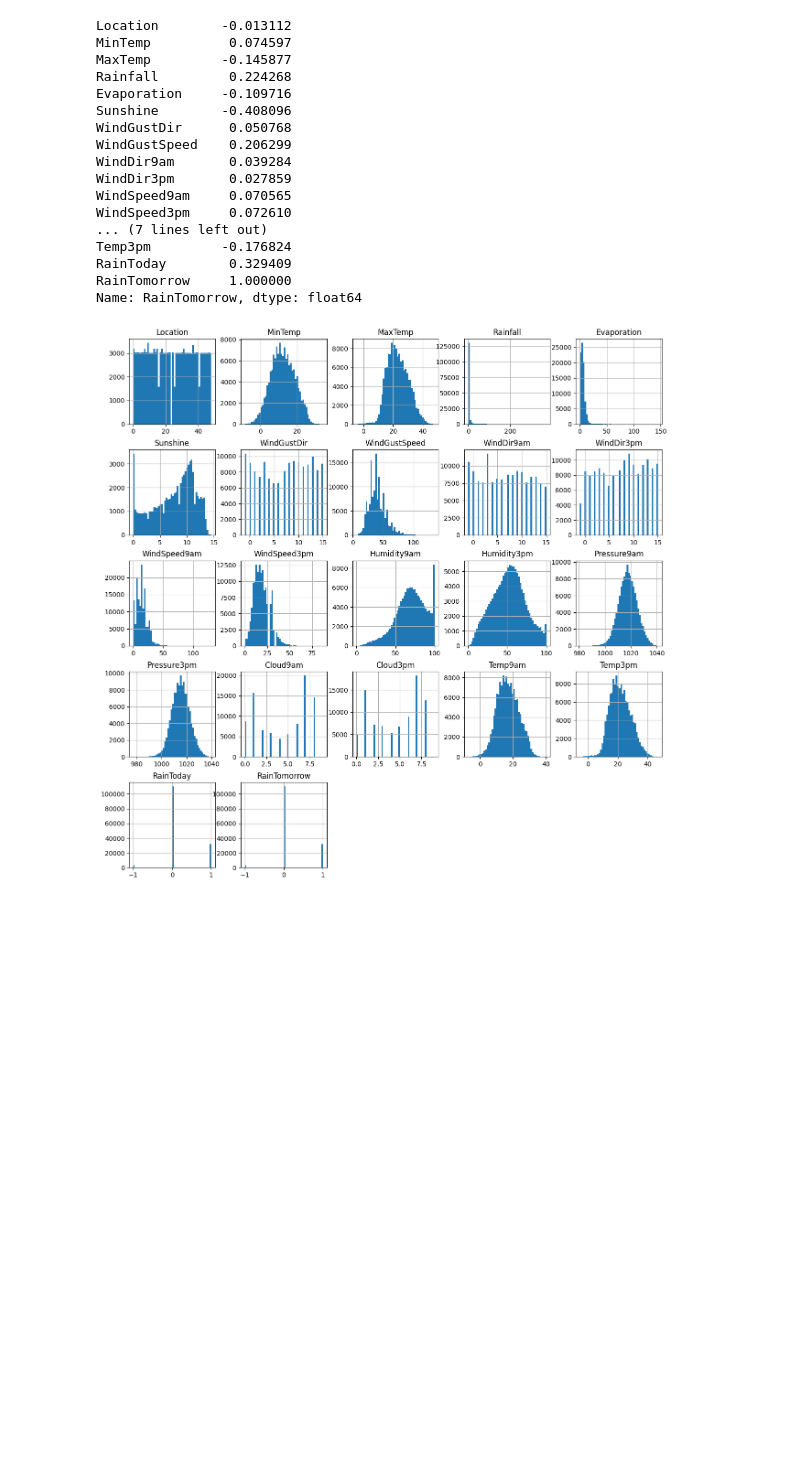
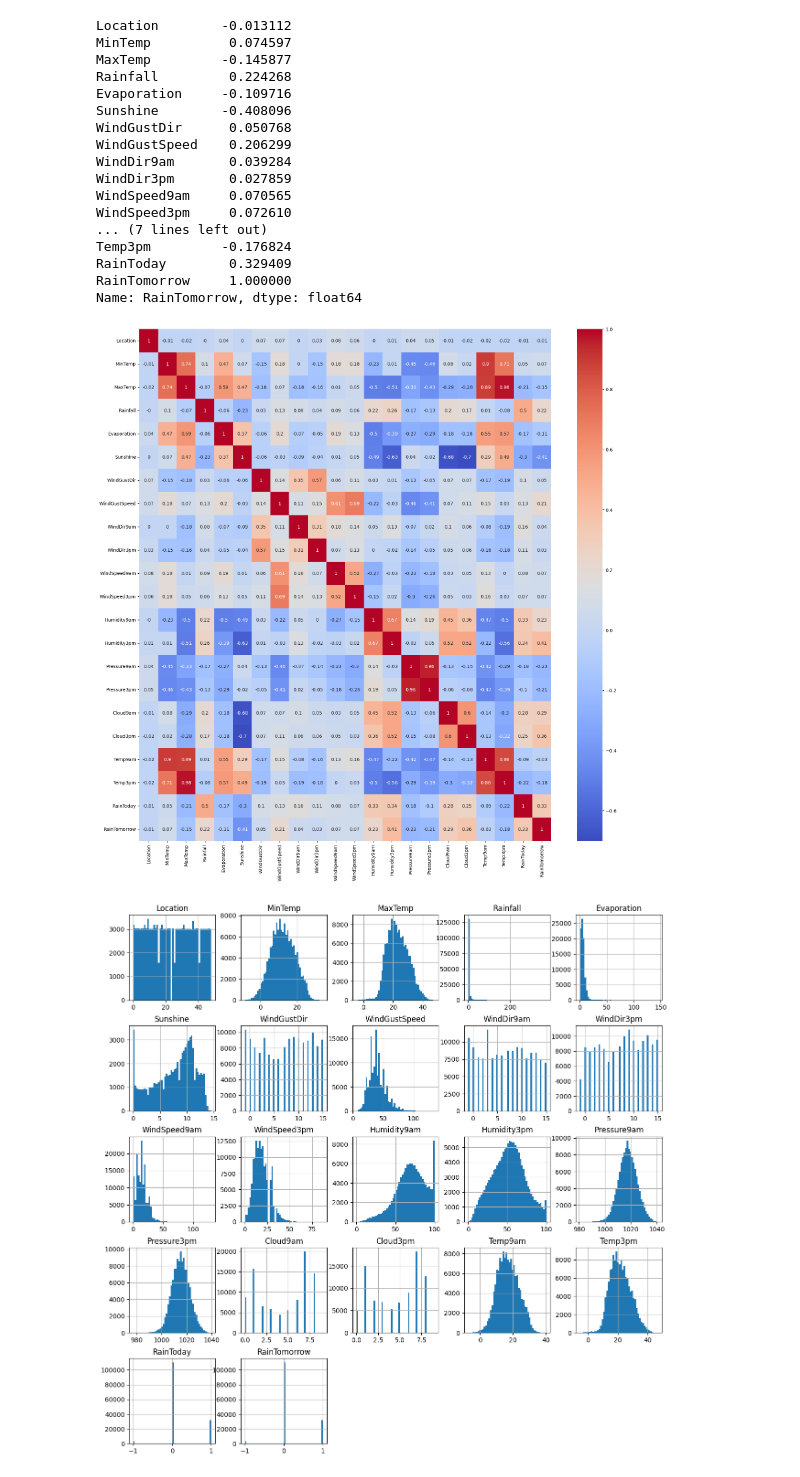
Before and after one commit to albarqounilab/SAAI-Summer-School, a Jupyter notebook: 2. Logistic_Regression/LogisticRegression_AustraliaRain_answers_draft.ipynb, the cells around one changed output. Saved outputs shown, nothing was run; the diff lists cells and outputs as text; code cells hidden in the pictures; blank space fills up the shorter version.

```diff
--- a/2. Logistic_Regression/LogisticRegression_AustraliaRain_answers_draft.ipynb
+++ b/2. Logistic_Regression/LogisticRegression_AustraliaRain_answers_draft.ipynb
@@ -137,6 +143,17 @@ Temp3pm         -0.176824
 RainToday        0.329409
 RainTomorrow     1.000000
 Name: RainTomorrow, dtype: float64
+# %%
+#The correlation can be presented in a more visual way as a matrix
+#ToDo: create the variable named correlation_matrix
+correlation_matrix = data_categorical.corr().round(2)
+fig, ax = plt.subplots(figsize=(20,20))
+#ToDo visualise the correlation matrix as a heatmap (sns.heatmap function with variable correlation_matrix as
+#data and variable ax as ax, annot=True (to enable the numbers inside squares of heatmap) and cmap='coolwarm')
+sns.heatmap(data=correlation_matrix, annot=True, ax=ax, cmap='coolwarm') # annot = True to print the values inside the square
+plt.show()
+# %% [output]
+[figure, added]
 # %%
 #To explore the range of values for each variable, we can create a histogram
 #ToDo: visualise histograms of some columns with calling a .hist() function from data_categorical
```
Also changed, not shown: parts of 48 cells of this notebook.
